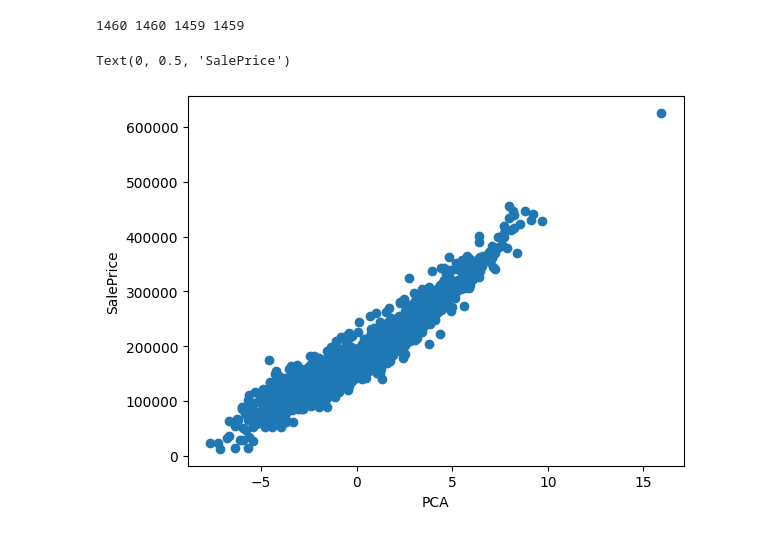
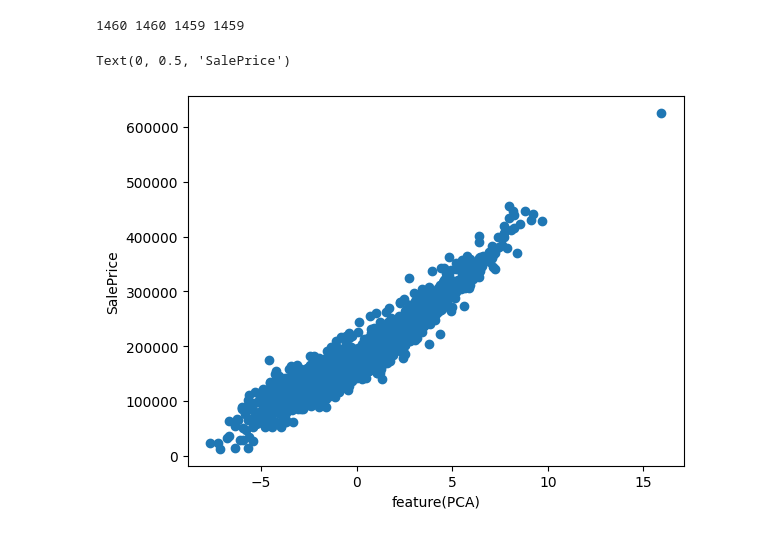
Before and after one commit to haquangminhan/InternML, a Jupyter notebook: house-prices-prediction/EDA.ipynb, the cells around one changed output. Cells and saved outputs as stored; diff of their text form; code cells hidden in the pictures.

```diff
--- a/house-prices-prediction/EDA.ipynb
+++ b/house-prices-prediction/EDA.ipynb
@@ -386,0 +414,11 @@ Because the number of missing value is small so we replace all with mode
+# %%
+numbericalFeatureTest = []
+categoricalFeatureTest = []
+for i in range(len(missingValTest)):
+    if missingValTest.iloc[i].get('dtype') == 'float64':
+        numbericalFeatureTest.append(missingValTest.iloc[i].get('Name'))
+    else:
+        categoricalFeatureTest.append(missingValTest.iloc[i].get('Name'))
+
+print(numbericalFeatureTest)
+print(categoricalFeatureTest)
@@ -386,0 +443,3 @@ Because the number of missing value is small so we replace all with mode
+# %%
+for each in numbericalFeatureTest:
+    testdf[each] = testdf[each].fillna(testdf[each].median())
@@ -387,4 +448,4 @@ Because the number of missing value is small so we replace all with mode
 # %%
-for each in missingValTest['Name']:
+for each in categoricalFeatureTest:
     testdf[each] = testdf[each].fillna(testdf[each].mode()[0])
 # %%
@@ -394,13 +456,16 @@ print("missing value in testdf: ", testdf.isnull().sum().sum())
 missing value in df:  0
 missing value in testdf:  0
 # %%
-# Label encoding
+# Create a list of cat feature
 categorical = []
 for col in df.columns:
-    if df[col].dtype == 'O':
+    if df[col].dtype == 'object':
         categorical.append(col)
 
+# Label encoding (Convert cat feature into number so that we can use it to train model)
 label_encoder = preprocessing.LabelEncoder()
 for col in categorical:
+    # Train data
     df[col] = label_encoder.fit_transform(df[col])
+    # Test data
     testdf[col] = label_encoder.fit_transform(testdf[col])
@@ -448,9 +500,10 @@ pca = PCA(n_components=1)
 
 principalComponents = pca.fit_transform(x_test)
 # %%
+# Draw graph with x_test(pca) and y_predict
 plt.scatter(principalComponents, y_predict)
-plt.xlabel('PCA')
+plt.xlabel('feature(PCA)')
 plt.ylabel('SalePrice')
 # %% [output]
 Text(0, 0.5, 'SalePrice')
-[figure, old version]
+[figure, new version]
```
Also changed, not shown: parts of 62 cells of this notebook, 1 other file.
